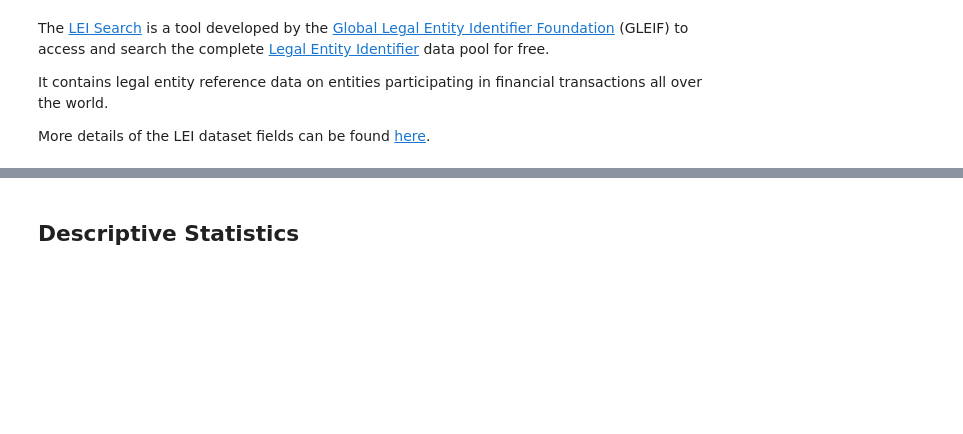
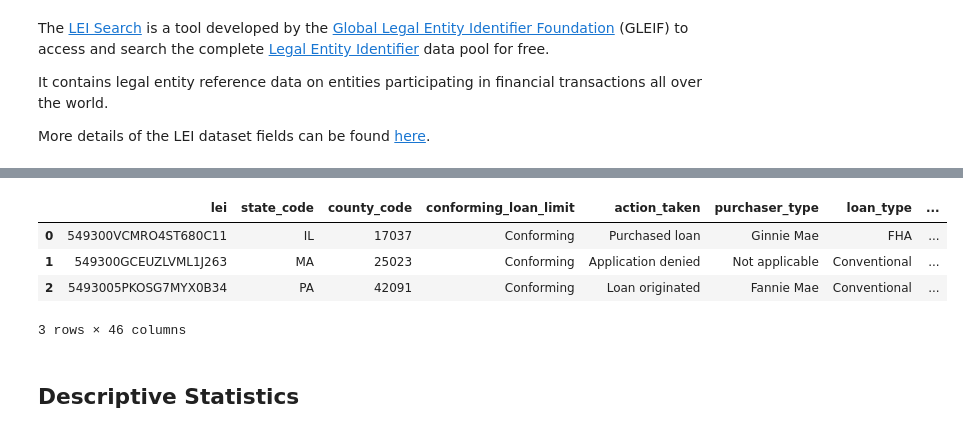
Before and after one commit to mandelbrojt/hmda-eda, a Jupyter notebook: us-mortgage-lending-eda.ipynb, the cells around one changed output, grey strips where cells are left out. Cells and saved outputs as stored; diff of their text form; code cells hidden in the pictures; blank space fills up the shorter version.

```diff
--- a/us-mortgage-lending-eda.ipynb
+++ b/us-mortgage-lending-eda.ipynb
@@ -219,7 +223,9 @@ mortgage_lending[["conforming_loan_limit","action_taken","purchaser_type"]].head
+# %%
+mortgage_lending["county_code"] = mortgage_lending["county_code"].fillna(0)
 # %% [markdown]
 ### Assigning Data Types
 # %%
 # Dictionary that maps columns to their corresponding data type (excluding dropped columns)
-dtypes_dict = {col:dtype for col, dtype in cs.col_to_dtypes.items() if col in mortgage_lending.columns}
+dtypes_dict = {col:dtype for col, dtype in fs.col_to_dtypes.items() if col in mortgage_lending.columns}
 
 mortgage_lending = mortgage_lending.astype(dtypes_dict)
@@ -291 +325,9 @@ dtypes: category(28), float32(14), int32(2), object(2)
 memory usage: 37.2+ MB
+# %%
+mortgage_lending.head(3)
+# %% [output]
+|  | lei | state_code | county_code | conforming_loan_limit | action_taken | purchaser_type | loan_type | ... |
+| 0 | 549300VCMRO4ST680C11 | IL | 17037 | Conforming | Purchased loan | Ginnie Mae | FHA | ... |
+| 1 | 549300GCEUZLVML1J263 | MA | 25023 | Conforming | Application denied | Not applicable | Conventional | ... |
+| 2 | 5493005PKOSG7MYX0B34 | PA | 42091 | Conforming | Loan originated | Fannie Mae | Conventional | ... |
+3 rows × 46 columns
```
Also changed, not shown: parts of 30 cells of this notebook.
